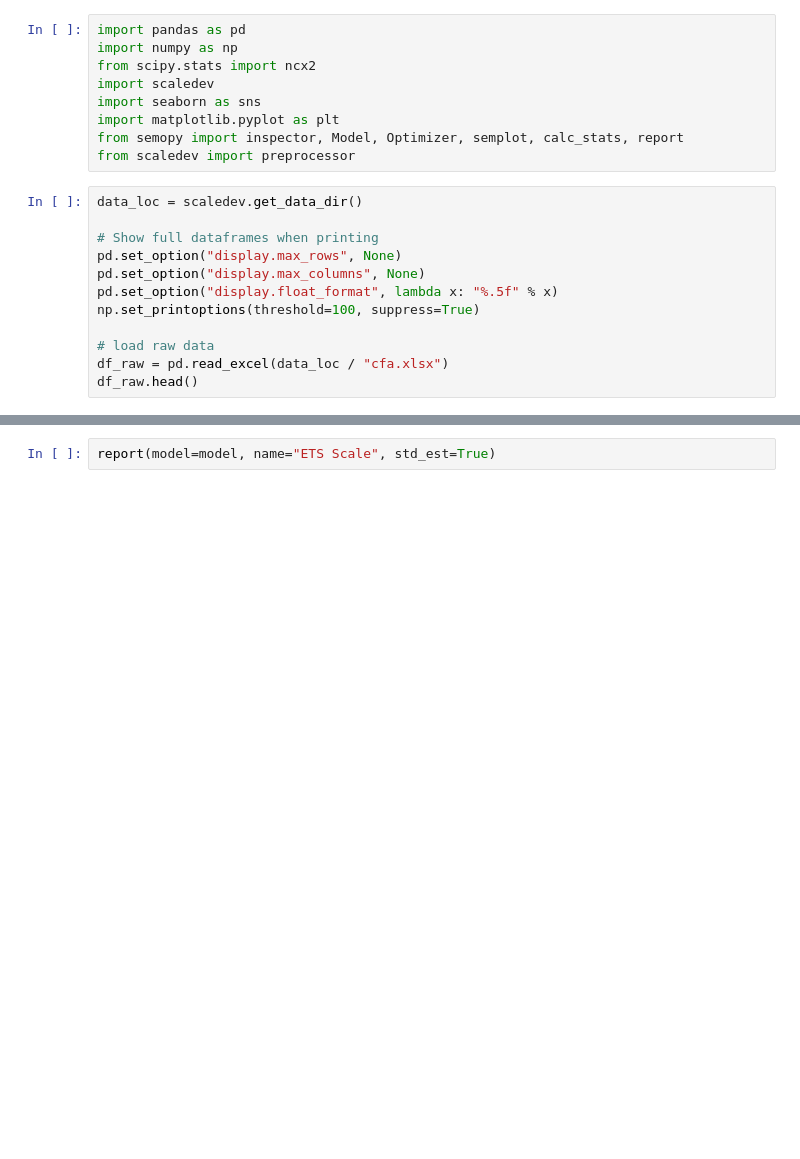
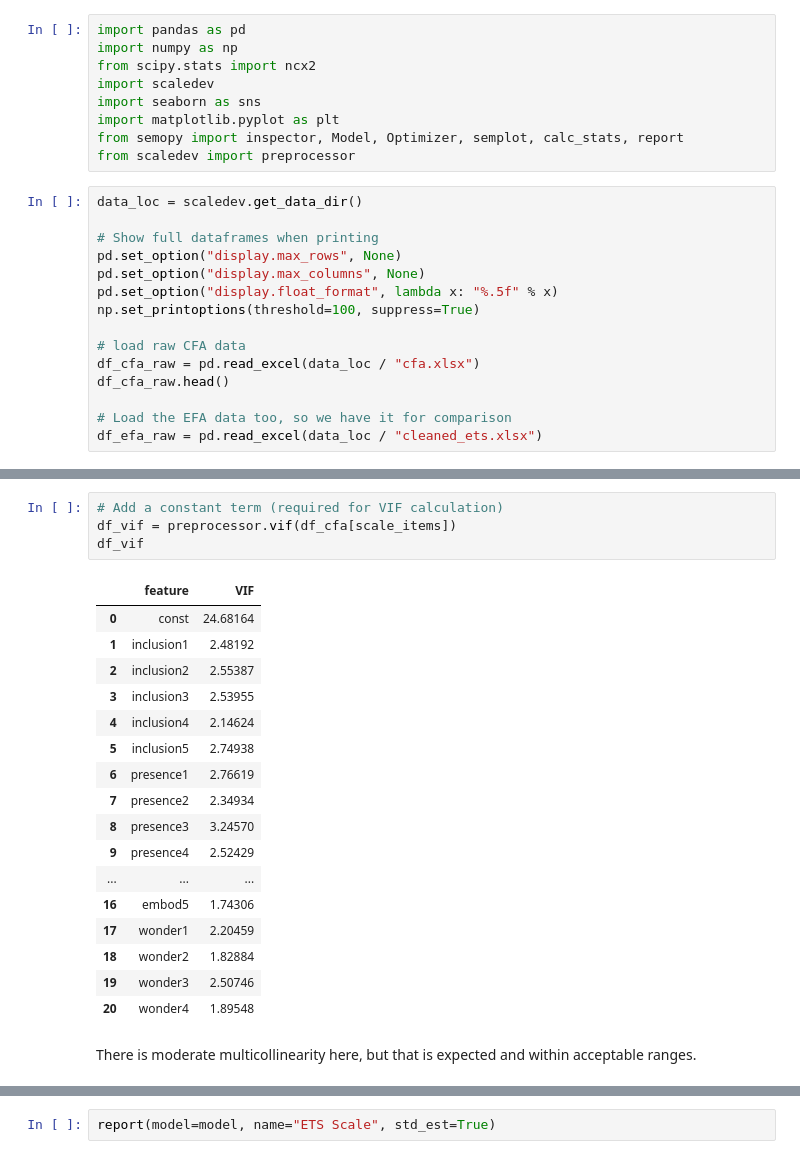
Before and after one commit to ReneeErnst/scaledev, a Jupyter notebook: notebooks/cfa/cfa.ipynb, the cells around one changed output, grey strips where cells are left out. Drawn from its saved outputs; the diff is of its cells as text; blank space fills up the shorter version.

```diff
--- a/notebooks/cfa/cfa.ipynb
+++ b/notebooks/cfa/cfa.ipynb
@@ -18,6 +18,9 @@ pd.set_option("display.max_columns", None)
 pd.set_option("display.float_format", lambda x: "%.5f" % x)
 np.set_printoptions(threshold=100, suppress=True)
 
-# load raw data
-df_raw = pd.read_excel(data_loc / "cfa.xlsx")
-df_raw.head()
+# load raw CFA data
+df_cfa_raw = pd.read_excel(data_loc / "cfa.xlsx")
+df_cfa_raw.head()
+
+# Load the EFA data too, so we have it for comparison
+df_efa_raw = pd.read_excel(data_loc / "cleaned_ets.xlsx")
@@ -68,0 +79,24 @@ ax.set_title("Covariances between items, factors, and total ETS");
+# %%
+# Add a constant term (required for VIF calculation)
+df_vif = preprocessor.vif(df_cfa[scale_items])
+df_vif
+# %% [output]
+|  | feature | VIF |
+| 0 | const | 24.68164 |
+| 1 | inclusion1 | 2.48192 |
+| 2 | inclusion2 | 2.55387 |
+| 3 | inclusion3 | 2.53955 |
+| 4 | inclusion4 | 2.14624 |
+| 5 | inclusion5 | 2.74938 |
+| 6 | presence1 | 2.76619 |
+| 7 | presence2 | 2.34934 |
+| 8 | presence3 | 3.24570 |
+| 9 | presence4 | 2.52429 |
+| ... | ... | ... |
+| 16 | embod5 | 1.74306 |
+| 17 | wonder1 | 2.20459 |
+| 18 | wonder2 | 1.82884 |
+| 19 | wonder3 | 2.50746 |
+| 20 | wonder4 | 1.89548 |
+# %% [markdown]
+There is moderate multicollinearity here, but that is expected and within acceptable ranges.
```
Also changed, not shown: parts of 12 cells of this notebook, 13 other files.
